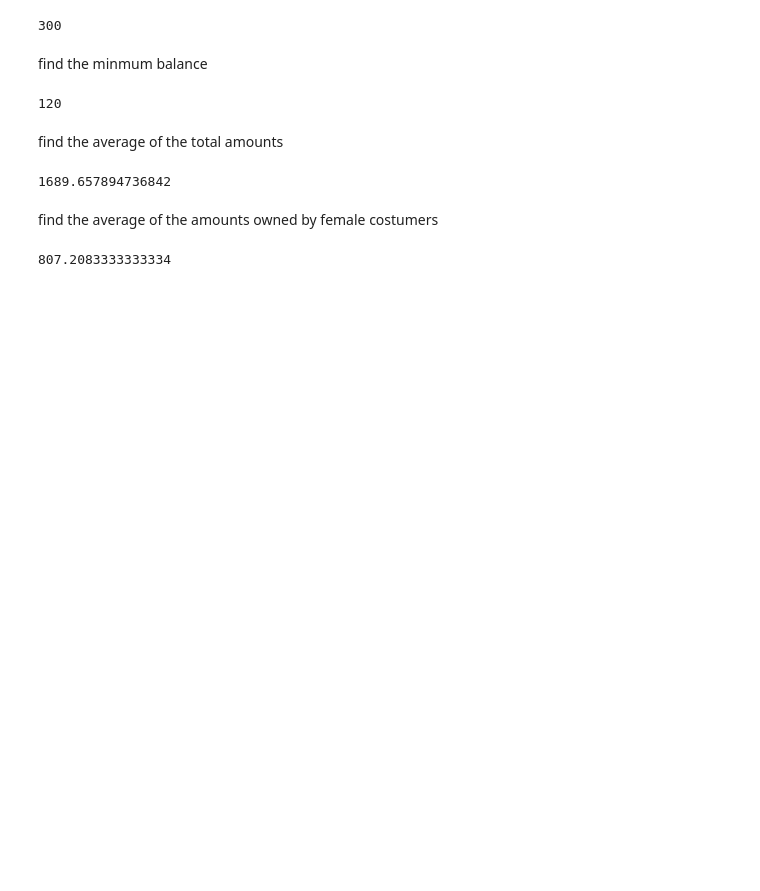
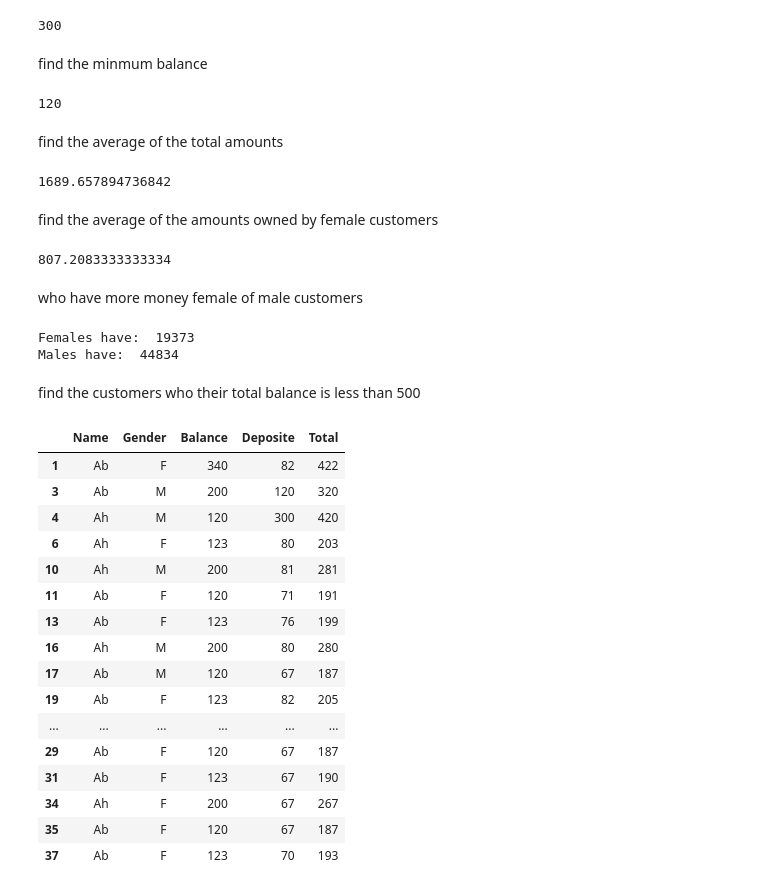
Before and after one commit to mazawi/COMP377, a Jupyter notebook: DataFrames/Balance/Dataframe1.ipynb, the cells around one changed output. Saved outputs shown, nothing was run; the diff lists cells and outputs as text; code cells hidden in the pictures; blank space fills up the shorter version.

```diff
--- a/DataFrames/Balance/Dataframe1.ipynb
+++ b/DataFrames/Balance/Dataframe1.ipynb
@@ -89,10 +90,45 @@ av
 # %% [output]
 1689.657894736842
 # %% [markdown]
-find the average of the amounts owned by female costumers
+find the average of the amounts owned by female customers
 # %%
 df1 = df[df['Gender']=='F']
 av = df1['Total'].mean()
 av
 # %% [output]
 807.2083333333334
+# %% [markdown]
+who have more money female of male customers
+# %%
+df1 = df[df['Gender']=='F']
+df2 = df[df['Gender']=='M']
+amF = df1['Total'].sum()
+amM = df2['Total'].sum()
+print ("Females have: ", amF)
+print ("Males have: ", amM)
+# %% [output]
+Females have:  19373
+Males have:  44834
+# %% [markdown]
+find the customers who their total balance is less than 500
+# %%
+df1 = df[df['Total']<500]
+df1
+# %% [output]
+|  | Name | Gender | Balance | Deposite | Total |
+| 1 | Ab | F | 340 | 82 | 422 |
+| 3 | Ab | M | 200 | 120 | 320 |
+| 4 | Ah | M | 120 | 300 | 420 |
+| 6 | Ah | F | 123 | 80 | 203 |
+| 10 | Ah | M | 200 | 81 | 281 |
+| 11 | Ab | F | 120 | 71 | 191 |
+| 13 | Ab | F | 123 | 76 | 199 |
+| 16 | Ah | M | 200 | 80 | 280 |
+| 17 | Ab | M | 120 | 67 | 187 |
+| 19 | Ab | F | 123 | 82 | 205 |
+| ... | ... | ... | ... | ... | ... |
+| 29 | Ab | F | 120 | 67 | 187 |
+| 31 | Ab | F | 123 | 67 | 190 |
+| 34 | Ah | F | 200 | 67 | 267 |
+| 35 | Ab | F | 120 | 67 | 187 |
+| 37 | Ab | F | 123 | 70 | 193 |
```
Also changed, not shown: parts of 6 cells of this notebook.
